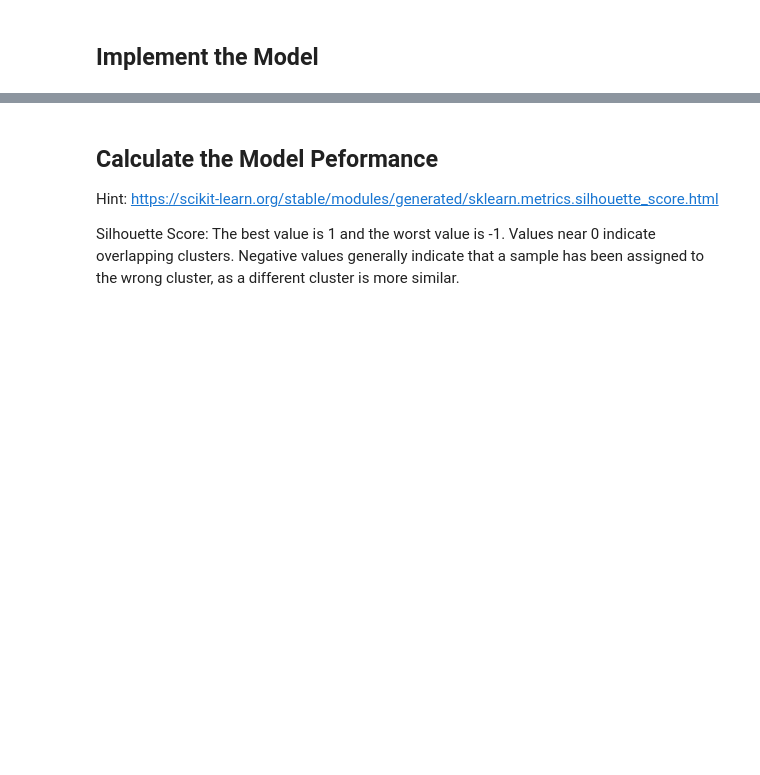
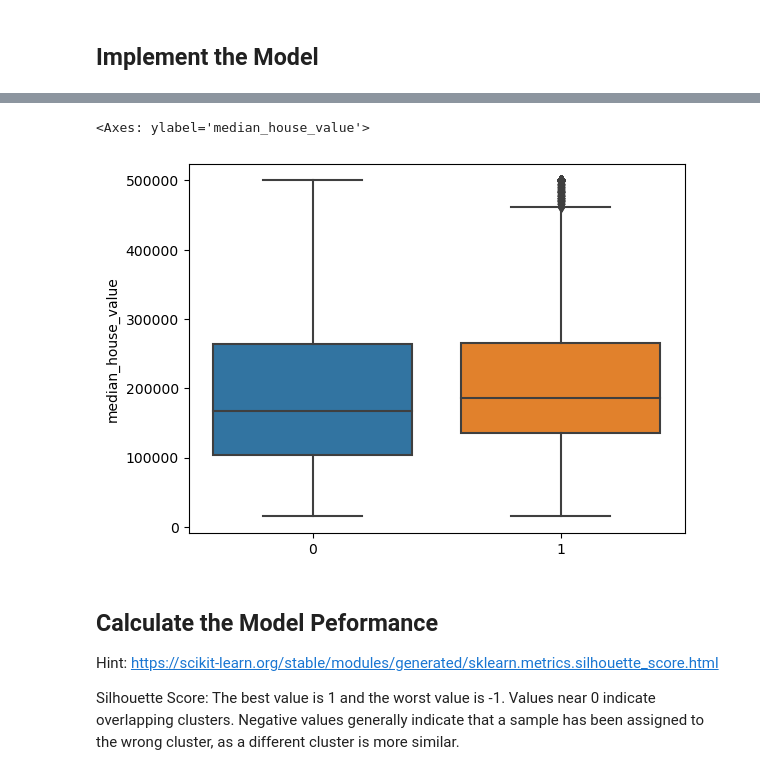
Before and after one commit to TheTharz/ML-Lectures, a Jupyter notebook: Lab 06/KMeans_Students_Version.ipynb, the cells around one changed output, grey strips where cells are left out. Drawn from its saved outputs; the diff is of its cells as text; code cells hidden in the pictures; blank space fills up the shorter version.

```diff
--- a/Lab 06/KMeans_Students_Version.ipynb
+++ b/Lab 06/KMeans_Students_Version.ipynb
@@ -177,7 +217,11 @@ Using scikit-learn functionalities.
 # %%
 # Use Seaborn Boxplots to visualize cluster distribution
+sns.boxplot(x=kmeans.labels_, y=y_train)
 
 # Your code here
+# %% [output]
+<Axes: ylabel='median_house_value'>
+[figure, added]
 # %% [markdown]
 ## Calculate the Model Peformance
 
```
Also changed, not shown: parts of 18 cells of this notebook, 2 other files.
